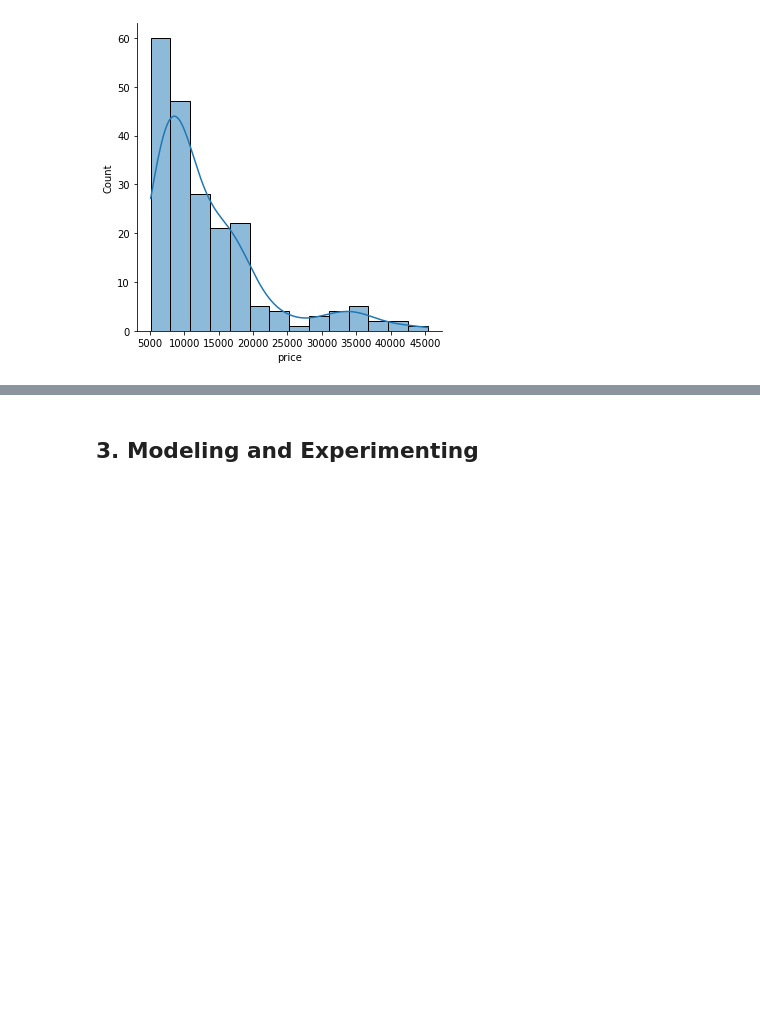
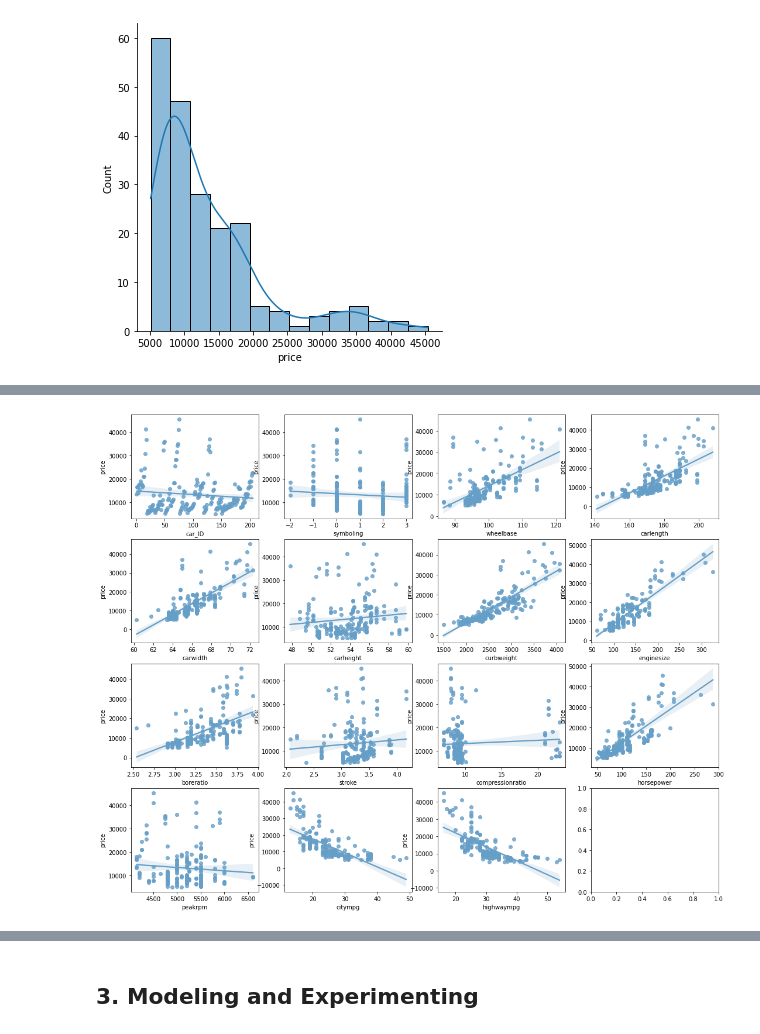
Before and after one commit to catlanhua/ITSC3162FinalProject, a Jupyter notebook: FinalProject.ipynb, the cells around one changed output, grey strips where cells are left out. Saved outputs shown, nothing was run; the diff lists cells and outputs as text; code cells hidden in the pictures; blank space fills up the shorter version.

```diff
--- a/FinalProject.ipynb
+++ b/FinalProject.ipynb
@@ -128 +161,10 @@ sns.displot(car['price'], kde=True)
+# %%
+# numerical features fitting prices
+fig,axes = plt.subplots(4,4,figsize=(18,15))
+for seg,col in enumerate(num_cols[:len(num_cols)-1]):
+
+    x,y = seg//4,seg%4
+    sns.regplot(x=col, y='price' ,data=car,ax=axes[x][y],color='#659ec7')
+# %% [output]
+[figure, added]
 # %%
```
Also changed, not shown: parts of 72 cells of this notebook.
